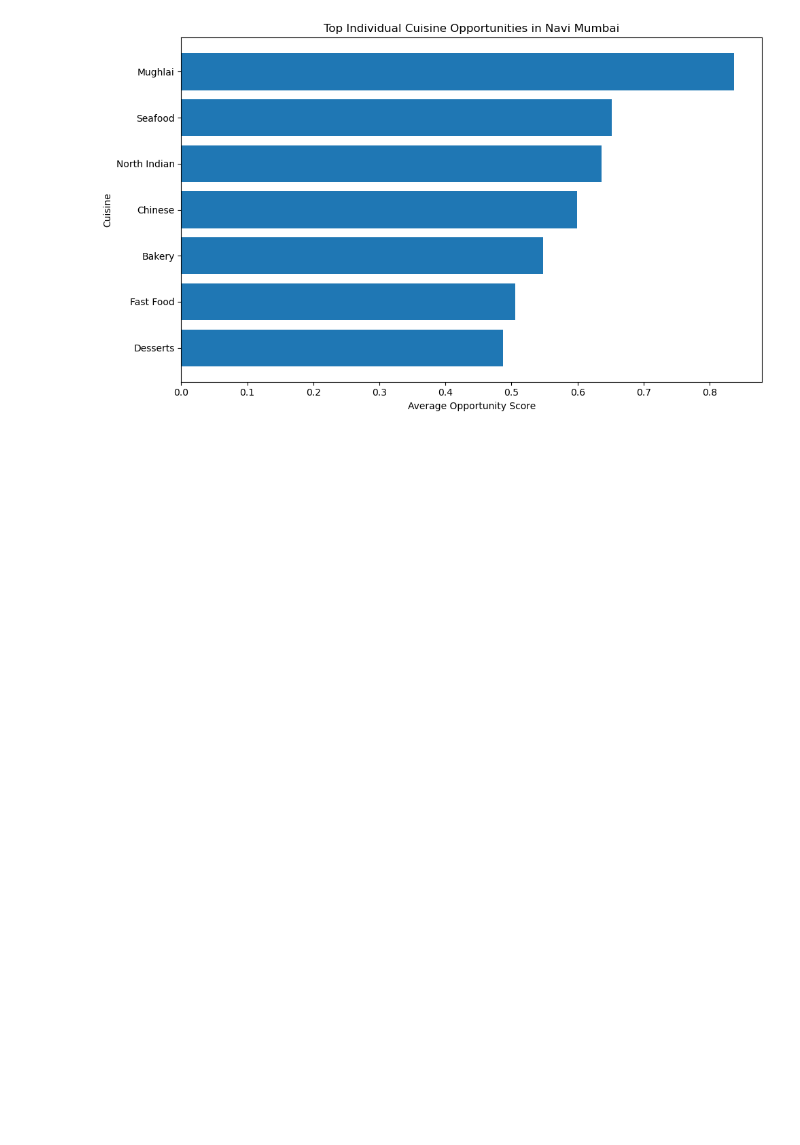
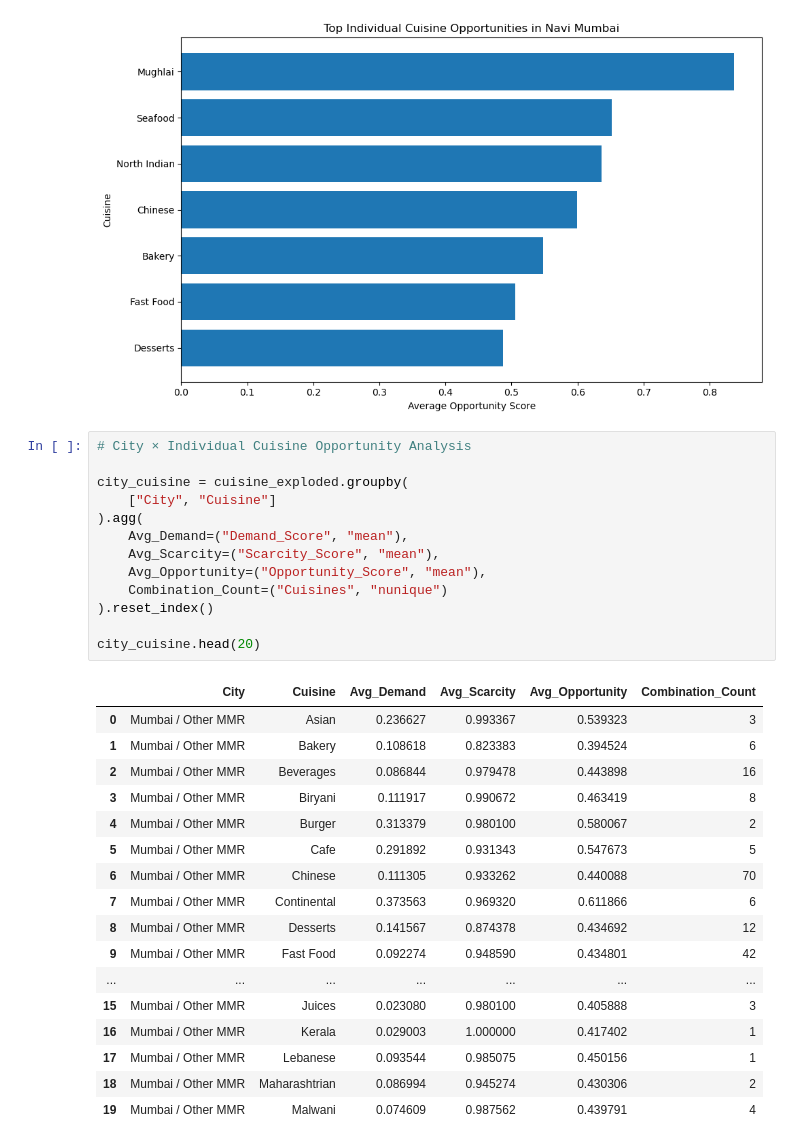
Before and after one commit to devika0624/mumbai-mmr-restaurant-market-intelligence, a Jupyter notebook: notebooks/02_mumbai_dataset_audit.ipynb, the cells around one changed output. Saved outputs shown, nothing was run; the diff lists cells and outputs as text; blank space fills up the shorter version.

```diff
--- a/notebooks/02_mumbai_dataset_audit.ipynb
+++ b/notebooks/02_mumbai_dataset_audit.ipynb
@@ -3850,3 +3850,34 @@ plt.tight_layout()
 plt.show()
 # %% [output]
 [figure]
+# %%
+# City × Individual Cuisine Opportunity Analysis
+
+city_cuisine = cuisine_exploded.groupby(
+    ["City", "Cuisine"]
+).agg(
+    Avg_Demand=("Demand_Score", "mean"),
+    Avg_Scarcity=("Scarcity_Score", "mean"),
+    Avg_Opportunity=("Opportunity_Score", "mean"),
+    Combination_Count=("Cuisines", "nunique")
+).reset_index()
+
+city_cuisine.head(20)
+# %% [output]
+|  | City | Cuisine | Avg_Demand | Avg_Scarcity | Avg_Opportunity | Combination_Count |
+| 0 | Mumbai / Other MMR | Asian | 0.236627 | 0.993367 | 0.539323 | 3 |
+| 1 | Mumbai / Other MMR | Bakery | 0.108618 | 0.823383 | 0.394524 | 6 |
+| 2 | Mumbai / Other MMR | Beverages | 0.086844 | 0.979478 | 0.443898 | 16 |
+| 3 | Mumbai / Other MMR | Biryani | 0.111917 | 0.990672 | 0.463419 | 8 |
+| 4 | Mumbai / Other MMR | Burger | 0.313379 | 0.980100 | 0.580067 | 2 |
+| 5 | Mumbai / Other MMR | Cafe | 0.291892 | 0.931343 | 0.547673 | 5 |
+| 6 | Mumbai / Other MMR | Chinese | 0.111305 | 0.933262 | 0.440088 | 70 |
+| 7 | Mumbai / Other MMR | Continental | 0.373563 | 0.969320 | 0.611866 | 6 |
+| 8 | Mumbai / Other MMR | Desserts | 0.141567 | 0.874378 | 0.434692 | 12 |
+| 9 | Mumbai / Other MMR | Fast Food | 0.092274 | 0.948590 | 0.434801 | 42 |
+| ... | ... | ... | ... | ... | ... | ... |
+| 15 | Mumbai / Other MMR | Juices | 0.023080 | 0.980100 | 0.405888 | 3 |
+| 16 | Mumbai / Other MMR | Kerala | 0.029003 | 1.000000 | 0.417402 | 1 |
+| 17 | Mumbai / Other MMR | Lebanese | 0.093544 | 0.985075 | 0.450156 | 1 |
+| 18 | Mumbai / Other MMR | Maharashtrian | 0.086994 | 0.945274 | 0.430306 | 2 |
+| 19 | Mumbai / Other MMR | Malwani | 0.074609 | 0.987562 | 0.439791 | 4 |
```
Also changed, not shown: parts of 2 cells of this notebook, 1 other file.
